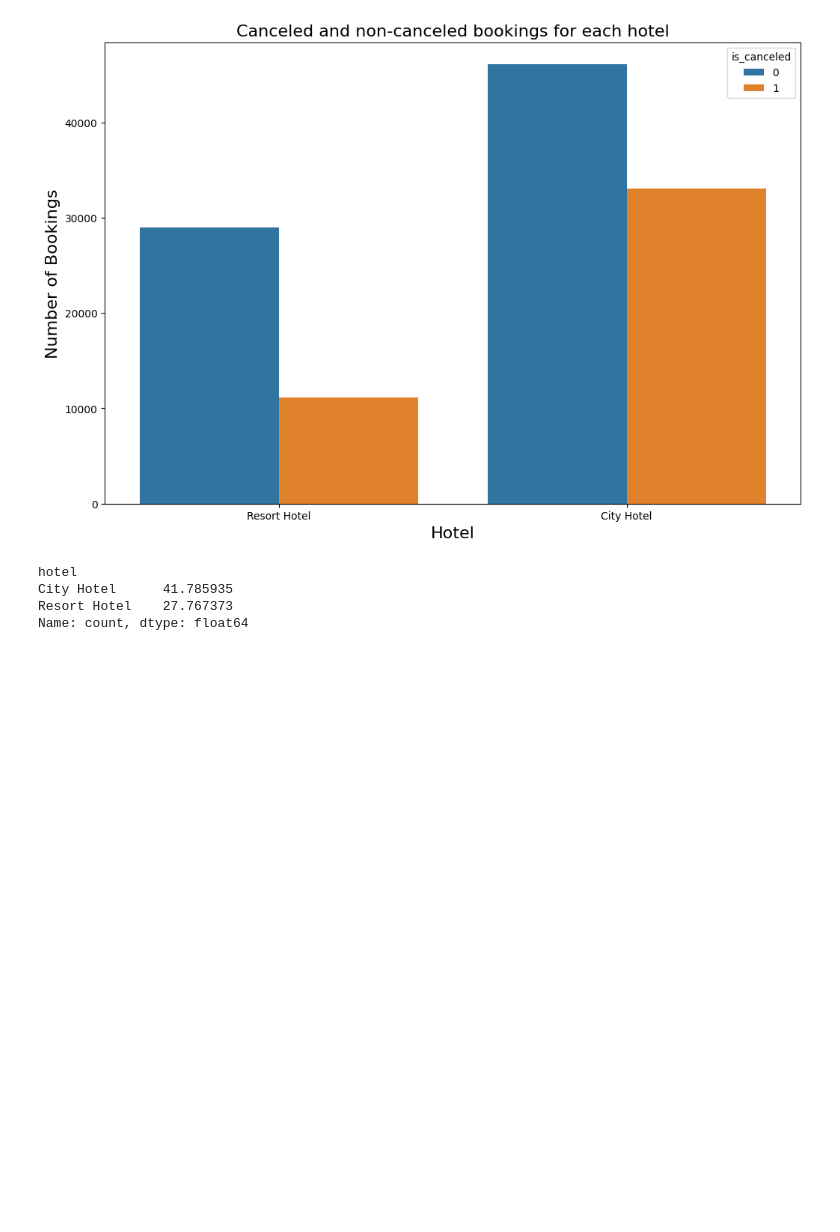
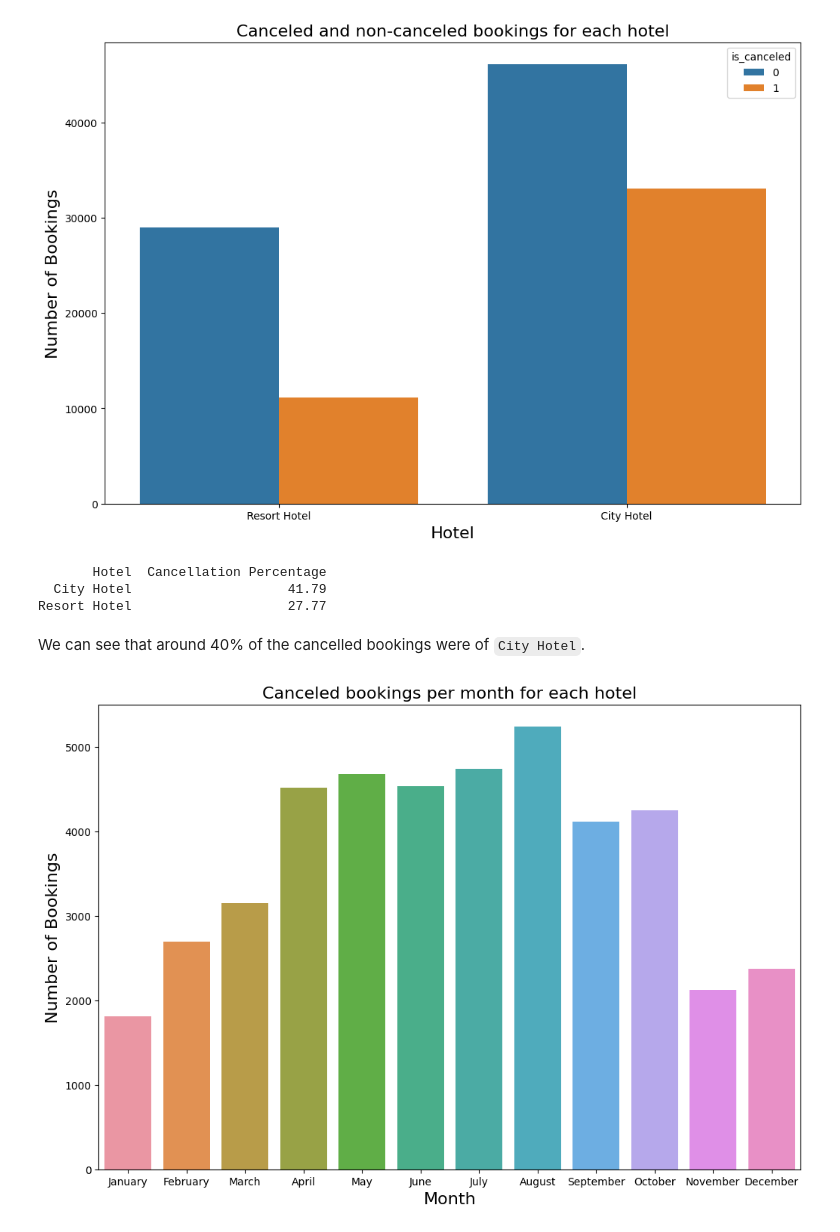
Before and after one commit to Chirag529/Hotel_EDA, a Jupyter notebook: main.ipynb, the cells around one changed output. Saved outputs shown, nothing was run; the diff lists cells and outputs as text; code cells hidden in the pictures; blank space fills up the shorter version.

Commit message:
cnacelled booking per  month

```diff
--- a/main.ipynb
+++ b/main.ipynb
@@ -388,12 +397,43 @@ plt.ylabel("Number of Bookings", fontsize=16)
 plt.show()
 # %% [output]
 [figure]
-# %%
-# Let's find out the canelled booking percentage for each hotel
-canceled_bookings_percentage = canceled_bookings["hotel"].value_counts() / df["hotel"].value_counts() * 100
-canceled_bookings_percentage
-# %% [output]
-hotel
-City Hotel      41.785935
-Resort Hotel    27.767373
-Name: count, dtype: float64
+# %%
+# Calculate canceled booking percentage for each hotel
+canceled_percentage = (canceled_bookings["hotel"].value_counts(
+) / df["hotel"].value_counts() * 100).round(2)
+
+# Create a DataFrame with hotel and cancellation percentage
+canceled_df = canceled_percentage.reset_index()
+
+# Rename the columns for clarity
+canceled_df.columns = ["Hotel", "Cancellation Percentage"]
+
+# Display the result without the index column
+print(canceled_df.to_string(index=False))
+# %% [output]
+       Hotel  Cancellation Percentage
+  City Hotel                    41.79
+Resort Hotel                    27.77
+# %% [markdown]
+We can see that around 40% of the cancelled bookings were of `City Hotel`. <br />
+# %%
+# Let's see number of cancelled booking per month for each hotel also make the month order logical
+canceled_bookings_per_month = canceled_bookings["arrival_date_month"].value_counts()
+canceled_bookings_per_month = canceled_bookings_per_month.reindex(
+    ordered_months, axis=0
+)
+
+# Let's plot a bar chart for cancelled bookings per month for each hotel
+plt.figure(figsize=(12, 8))
+sns.barplot(
+    x=canceled_bookings_per_month.index,
+    y=canceled_bookings_per_month.values,
+    #palette=palette,
+)
+
+plt.title("Canceled bookings per month for each hotel", fontsize=16)
+plt.xlabel("Month", fontsize=16)
+plt.ylabel("Number of Bookings", fontsize=16)
+plt.show()
+# %% [output]
+[figure, added]
```
Also changed, not shown: parts of 3 cells of this notebook.
